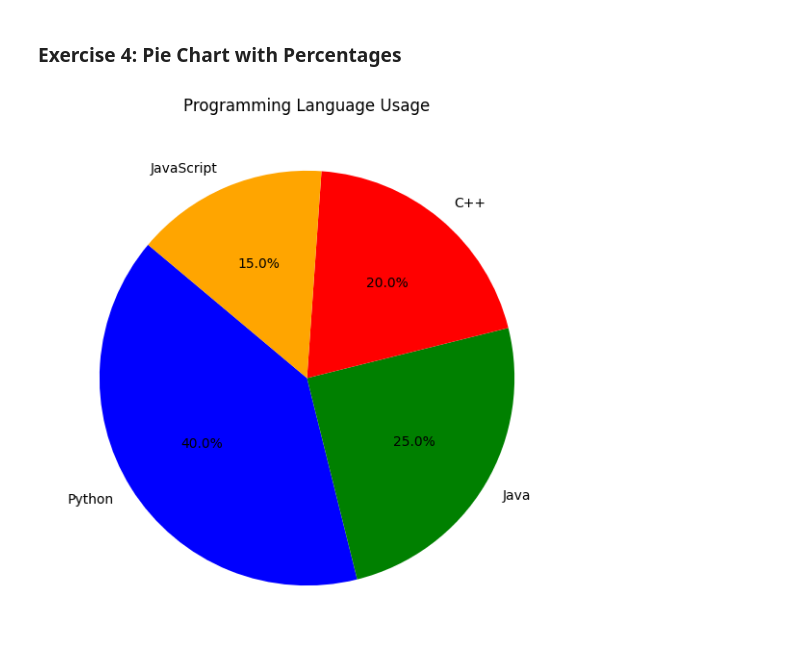
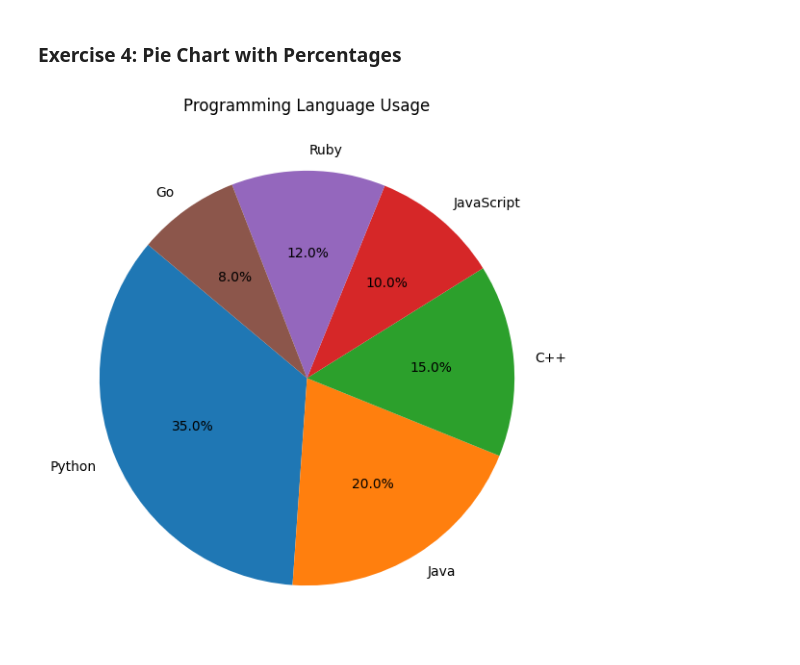
Before and after one commit to Veneel77/python-jupyter-template, a Jupyter notebook: src/4-pie-chart.ipynb, the cells around one changed output. Cells and saved outputs as stored; diff of their text form; code cells hidden in the pictures.

```diff
--- a/src/4-pie-chart.ipynb
+++ b/src/4-pie-chart.ipynb
@@ -8,34 +8,42 @@ import matplotlib.pyplot as plt
 def plot_pie_chart(labels, sizes):
     try:
         # Validate input types
         if not isinstance(labels, list) or not isinstance(sizes, list):
             raise TypeError("Both 'labels' and 'sizes' should be lists.")
 
         # Validate that both lists have the same length
         if len(labels) != len(sizes):
             raise ValueError("'labels' and 'sizes' must have the same length.")
 
         # Ensure all sizes are numerical
         if not all(isinstance(size, (int, float)) for size in sizes):
             raise TypeError("All elements in 'sizes' must be numerical.")
 
+        # Ensure lists are not empty
+        if not labels or not sizes:
+            raise ValueError("'labels' and 'sizes' must not be empty.")
+
+        # Generate colors dynamically
+        cmap = plt.get_cmap("tab10")  # Color map
+        colors = [cmap(i) for i in range(len(labels))]
+
         # Create a pie chart
         plt.figure(figsize=(7, 7))
-        plt.pie(sizes, labels=labels, autopct='%1.1f%%', startangle=140, colors=['blue', 'green', 'red', 'orange'])
+        plt.pie(sizes, labels=labels, autopct='%1.1f%%', startangle=140, colors=colors)
 
         # Title
         plt.title('Programming Language Usage')
 
         # Show the plot
         plt.show()
 
     except Exception as e:
         print(f"Error: {e}")
 
 # Example usage
 if __name__ == "__main__":
-    labels = ['Python', 'Java', 'C++', 'JavaScript']
-    sizes = [40, 25, 20, 15]
+    labels = ['Python', 'Java', 'C++', 'JavaScript', 'Ruby', 'Go']
+    sizes = [35, 20, 15, 10, 12, 8]
     plot_pie_chart(labels, sizes)
 # %% [output]
-[figure, old version]
+[figure, new version]
```
Also changed, not shown: 6 other files.
